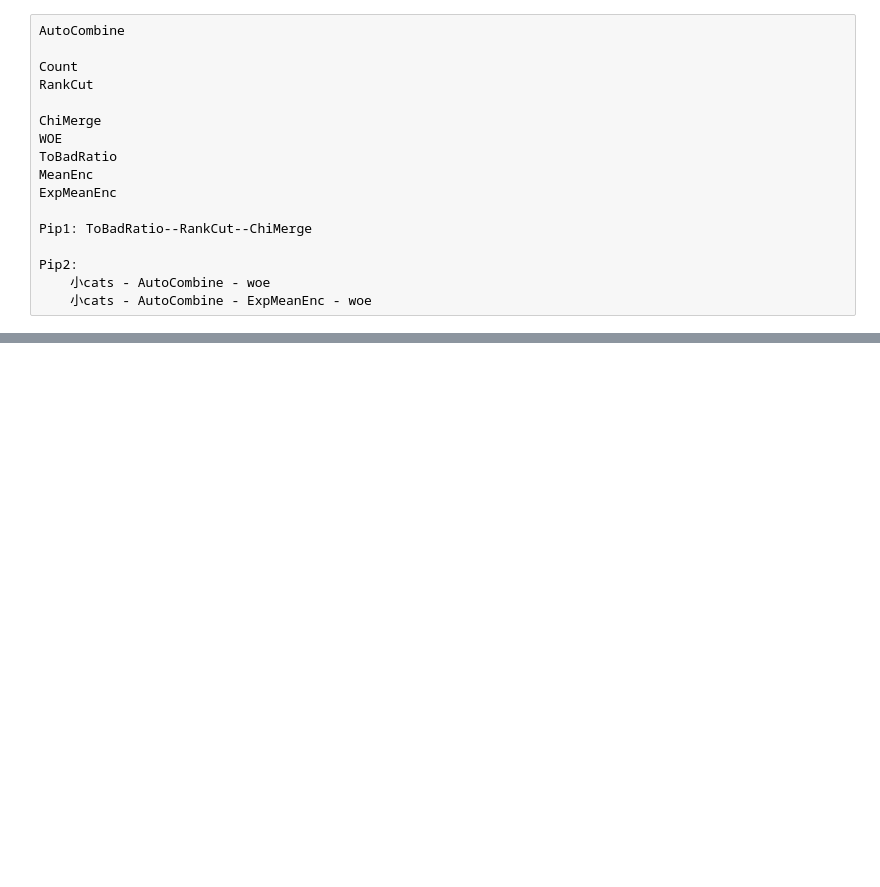
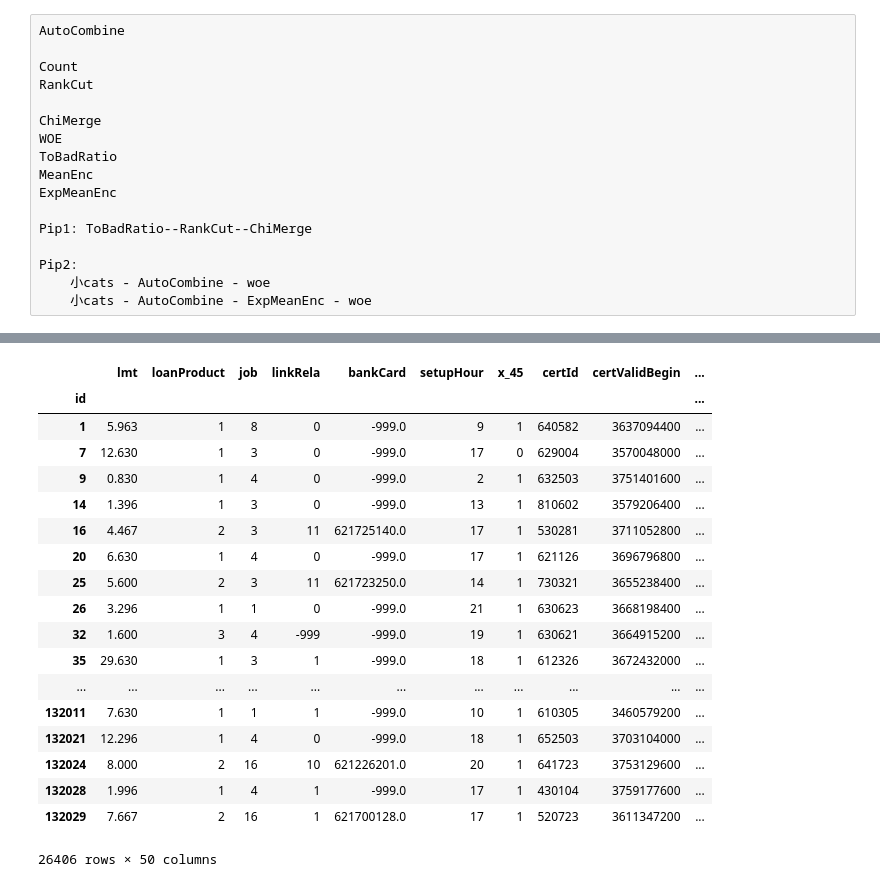
Before and after one commit to brakeman/general_pro, a Jupyter notebook: to_be_transfor/auto_feat/tttttt.ipynb, the cells around one changed output, grey strips where cells are left out. Saved outputs shown, nothing was run; the diff lists cells and outputs as text; code cells hidden in the pictures; blank space fills up the shorter version.

```diff
--- a/to_be_transfor/auto_feat/tttttt.ipynb
+++ b/to_be_transfor/auto_feat/tttttt.ipynb
@@ -172,3 +322,25 @@ small_cats     （order=3, max_comb=4000）, auc=, ks=, time=
+# %%
+val_rc
+# %% [output]
+|  | lmt | loanProduct | job | linkRela | bankCard | setupHour | x_45 | certId | certValidBegin | ... |
+| id |  |  |  |  |  |  |  |  |  | ... |
+| 1 | 5.963 | 1 | 8 | 0 | -999.0 | 9 | 1 | 640582 | 3637094400 | ... |
+| 7 | 12.630 | 1 | 3 | 0 | -999.0 | 17 | 0 | 629004 | 3570048000 | ... |
+| 9 | 0.830 | 1 | 4 | 0 | -999.0 | 2 | 1 | 632503 | 3751401600 | ... |
+| 14 | 1.396 | 1 | 3 | 0 | -999.0 | 13 | 1 | 810602 | 3579206400 | ... |
+| 16 | 4.467 | 2 | 3 | 11 | 621725140.0 | 17 | 1 | 530281 | 3711052800 | ... |
+| 20 | 6.630 | 1 | 4 | 0 | -999.0 | 17 | 1 | 621126 | 3696796800 | ... |
+| 25 | 5.600 | 2 | 3 | 11 | 621723250.0 | 14 | 1 | 730321 | 3655238400 | ... |
+| 26 | 3.296 | 1 | 1 | 0 | -999.0 | 21 | 1 | 630623 | 3668198400 | ... |
+| 32 | 1.600 | 3 | 4 | -999 | -999.0 | 19 | 1 | 630621 | 3664915200 | ... |
+| 35 | 29.630 | 1 | 3 | 1 | -999.0 | 18 | 1 | 612326 | 3672432000 | ... |
+| ... | ... | ... | ... | ... | ... | ... | ... | ... | ... | ... |
+| 132011 | 7.630 | 1 | 1 | 1 | -999.0 | 10 | 1 | 610305 | 3460579200 | ... |
+| 132021 | 12.296 | 1 | 4 | 0 | -999.0 | 18 | 1 | 652503 | 3703104000 | ... |
+| 132024 | 8.000 | 2 | 16 | 10 | 621226201.0 | 20 | 1 | 641723 | 3753129600 | ... |
+| 132028 | 1.996 | 1 | 4 | 1 | -999.0 | 17 | 1 | 430104 | 3759177600 | ... |
+| 132029 | 7.667 | 2 | 16 | 1 | 621700128.0 | 17 | 1 | 520723 | 3611347200 | ... |
+26406 rows × 50 columns
 # %%
 # 人工部分, 可以手工做出来 连续，rank, 离散， id;
 simi_cols = [('certId', 'dist', 'residentAddr'),
```
Also changed, not shown: parts of 51 cells of this notebook, 6 other files.
